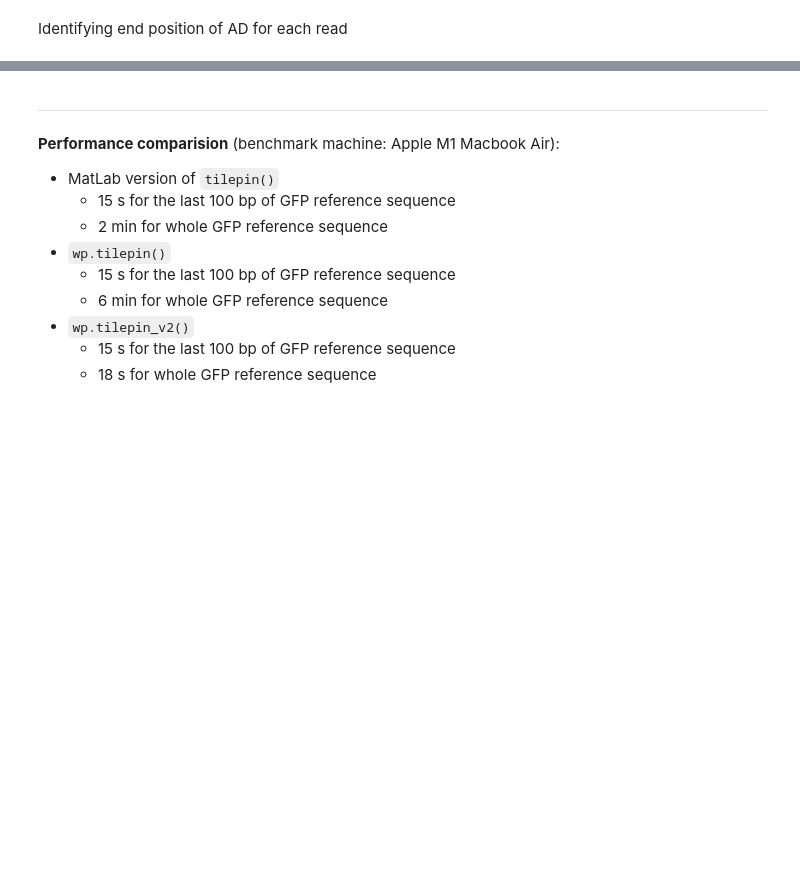
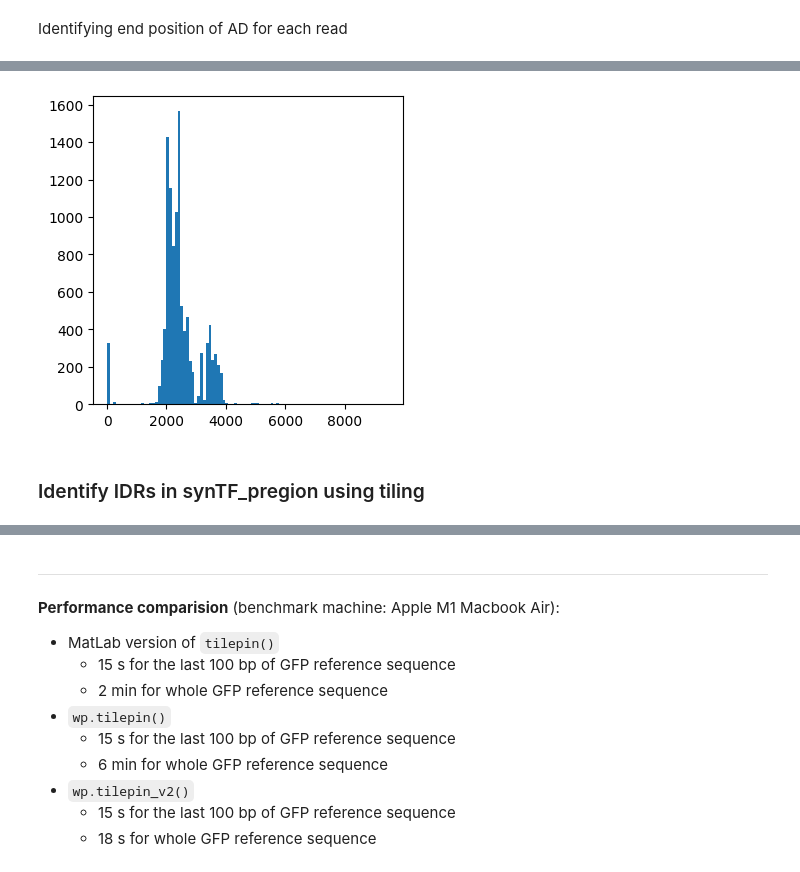
Before and after one commit to cbashorlab/WIMPY, a Jupyter notebook: example_script_python.ipynb, the cells around one changed output, grey strips where cells are left out. Cells and saved outputs as stored; diff of their text form; code cells hidden in the pictures; blank space fills up the shorter version.

```diff
--- a/example_script_python.ipynb
+++ b/example_script_python.ipynb
@@ -171,0 +178,21 @@ b.shape
+# %%
+mRuby_position = np.zeros(num_seqs)
+for i in range(num_seqs):
+    x = mRuby_match
+
+for i in range(num_seqs):
+    # Extract matched positions for the assigned activation domain variant
+    matches = mRuby_match[i, :]
+    pos_matches = np.arange(len(matches))[matches == 1]
+    # Check if there are sufficient matches to compute the mean
+    if len(pos_matches) > 4:
+        mRuby_position[i] = np.floor(np.mean(pos_matches))
+
+# visualize mRuby positions
+plt.figure(figsize=(4, 4))
+plt.hist(mRuby_position, bins=100)
+plt.show()
+# %% [output]
+[figure, added]
+# %% [markdown]
+### Identify IDRs in synTF_pregion using tiling
```
Also changed, not shown: parts of 19 cells of this notebook, 1 other file.
